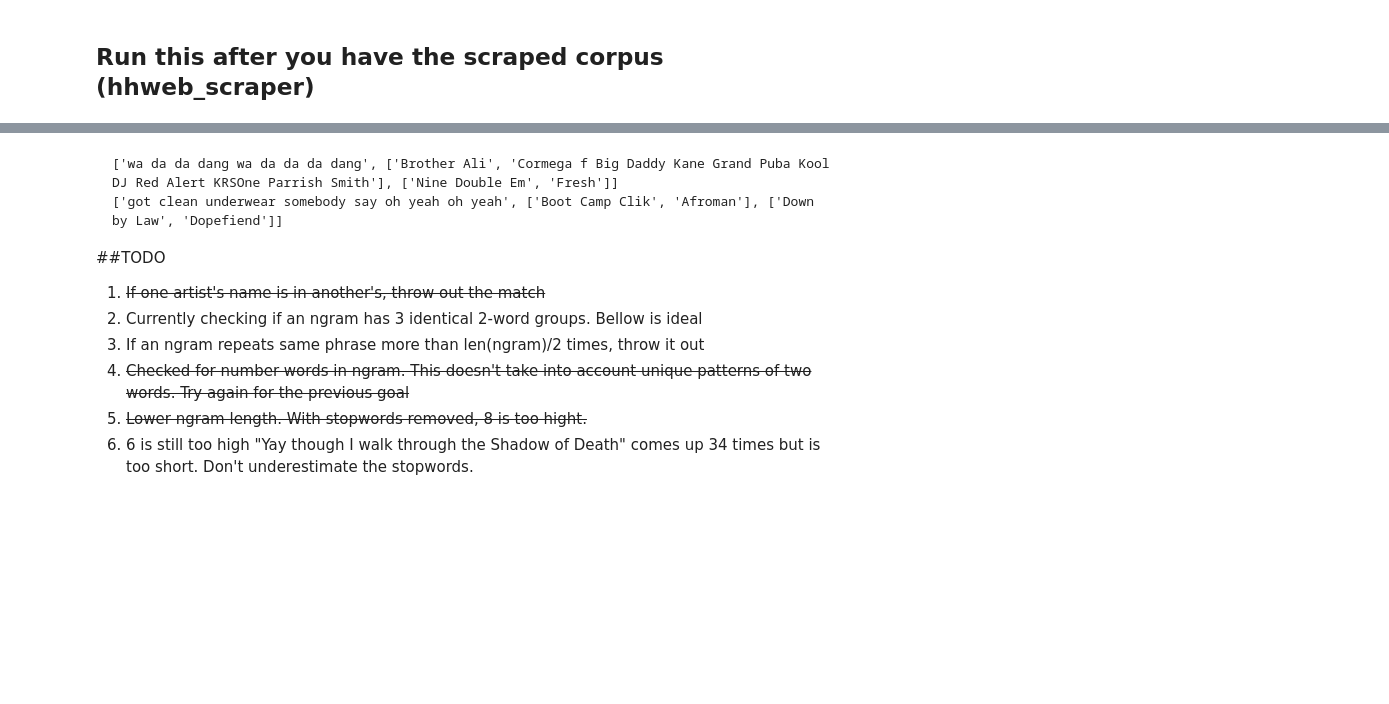
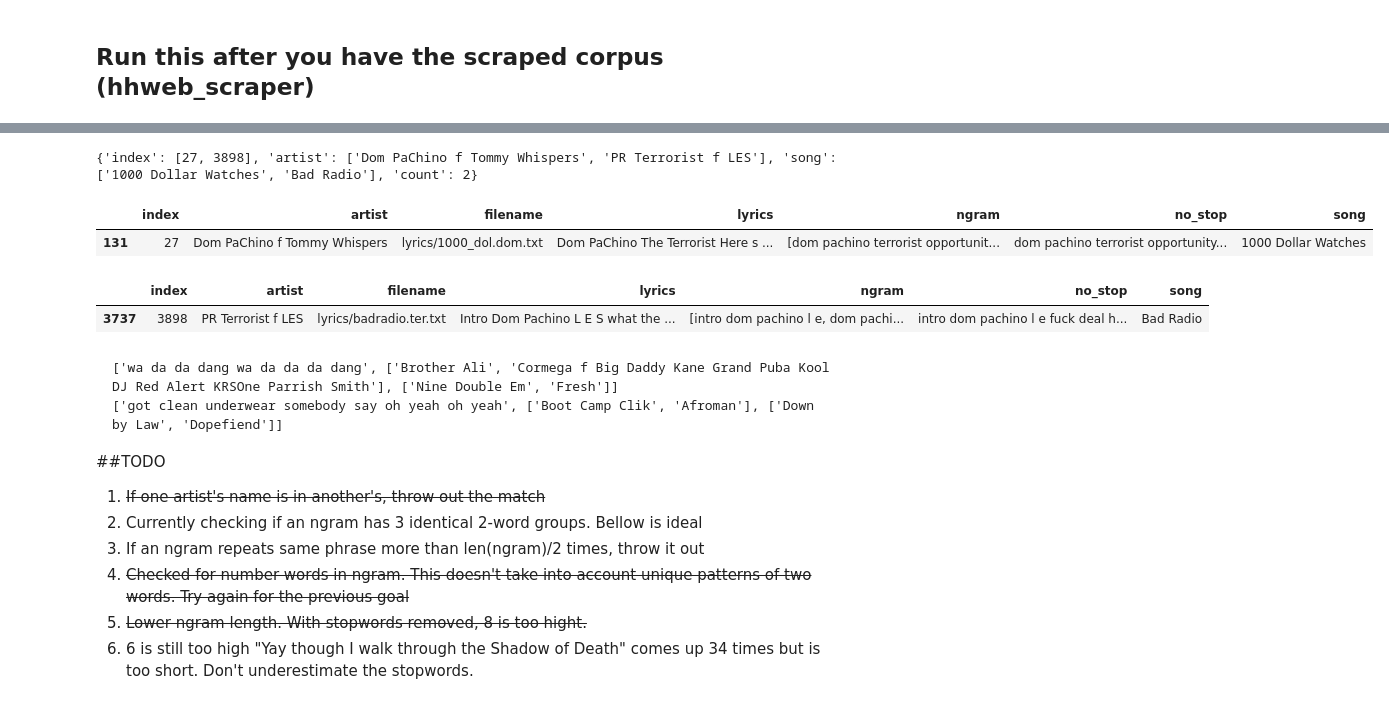
Before and after one commit to nlipsyc/hiphop_web, a Jupyter notebook: hhweb.ipynb, the cells around one changed output, grey strips where cells are left out. Cells and saved outputs as stored; diff of their text form; code cells hidden in the pictures; blank space fills up the shorter version.

```diff
--- a/hhweb.ipynb
+++ b/hhweb.ipynb
@@ -155,7 +196,7 @@ df_data = pickle.load(open('./processed_songs.pickle', 'rb'))
 master_list = dict()
 
 def how_similar(a, b):
-    return SequenceMatcher(None, a, b).ratio()
+    return SequenceMatcher(None, a, b).quick_ratio()
 
 song_count = len(df_data['ngram'])
 for i, song in enumerate(df_data['ngram']): # loop through each song
@@ -165,7 +206,7 @@ for i, song in enumerate(df_data['ngram']): # loop through each song
     unique_list = dict() # We hold things here for now to avoid comparing a song to itself (repeating chorus, etc.)
     for j, n in enumerate(song): # Loop through each ngram
         if n not in master_list: # Any repeated ngrams _within_ the song will overwrite the previous one.  This is OK.
-            unique_list[n] = {'index':i, 'artist': [df_data['artist'][i]], 'song': [df_data['song'][i]], 'no_stop': df_data['no_stop'][i], 'ngram':n, 'count':1}
+            unique_list[n] = {'index':[i], 'artist': [df_data['artist'][i]], 'song': [df_data['song'][i]], 'count':1}
         else:
             # Increment the count, append the artist and song to the original
             # This approach seems redundant, but I'm not sure how to access the the dict that triggered the else
@@ -175,11 +216,12 @@ for i, song in enumerate(df_data['ngram']): # loop through each song
             #This a colision. But is it relevant?
             for k, song in enumerate(master_list[n]['song']):
                 # The last song we saw with this ngram
-                saved_no_stop = master_list[n]['no_stop'][-1]
+#                 saved_no_stop = master_list[n]['no_stop'][-1]
                 saved_title = master_list[n]['song'][-1]
                 saved_artist = master_list[n]['artist'][-1]
-                # TODO do this for the entire song text.  Slow, but we'll see. Maybe use quick sequence matcher?
-                no_stop_similarity = how_similar(df_data['no_stop'][i], saved_no_stop)
+##                 I have a hunch this was slowing things down a lot without a big payoff.  If you decide to use, make sure it's quick_ratio
+##                 TODO do this for the entire song text.  Slow, but we'll see. Maybe use quick sequence matcher?
+#                 no_stop_similarity = how_similar(df_data['no_stop'][i], saved_no_stop)
                 title_similarity = how_similar(df_data['song'][i], saved_title)
                 artist_similarity = how_similar(df_data['artist'][i], saved_artist)
 
@@ -191,7 +233,7 @@ for i, song in enumerate(df_data['ngram']): # loop through each song
                     # Is the match a repeating (pair of) words? This works better with an even number of ngrams.
                     # This filters 'oooh ahhh's and 'la la la la's
                       not (split[0:1] == split[2:3]) and
-                      no_stop_similarity < 0.5 and
+#                       no_stop_similarity < 0.5 and
                       title_similarity < 0.5 and
                       artist_similarity < 0.5
                     ):
@@ -199,15 +241,15 @@ for i, song in enumerate(df_data['ngram']): # loop through each song
                     collision_list[n] = master_list[n]
                     collision_list[n]['artist'].append(df_data['artist'][i])
                     collision_list[n]['song'].append(df_data['song'][i])
-                    collision_list[n]['index'].append(df_data['index'[i]])
+                    collision_list[n]['index'].append(i)
                     collision_list[n]['count'] += 1
                     found_collision = True
                     break; # For now we will just record that there is a connection, not all of the connections
 #                 else:
 #                     print('Our filter kicked this out! Not saved! Similarity was ', song_similarity)
 
-    if collision_list:
-         print('Collision(s) found: ', collision_list.keys())
+#     if collision_list:
+#          print('Collision(s) found: ', collision_list.keys())
     # We have extracted all of the new ngrams, merge it into the master list
     master_list = {**master_list, **unique_list, **collision_list}
 
@@ -217,5 +277,5 @@ pickle.dump(master_list, open('./matches/matches_list.pickle', 'wb'))
 # %%
-master_list = matches_list = pickle.load(open('./matches/matches_list.pickle', 'rb'))
+master_list = matches_list = pickle.load(open('./matches/matches_list_2.pickle', 'rb'))
 # %%
 how_similar('1 2 Step Remix Fingazz Version', '1 2 Step')
 # %%
@@ -224,0 +303,15 @@ for o in matches:
+# %%
+# Basic formating before we throw it at the website
+matches_dict = {k:v for k,v in master_list.items() if 1 < len(v['artist']) < 15}
+# %%
+# Working!
+print(matches_dict['brain tissue poison lead global'])
+
+display(lydf[lydf['index'] == 27])
+display(lydf[lydf['index'] == 3898])
+# %% [output]
+{'index': [27, 3898], 'artist': ['Dom PaChino f Tommy Whispers', 'PR Terrorist f LES'], 'song': ['1000 Dollar Watches', 'Bad Radio'], 'count': 2}
+|  | index | artist | filename | lyrics | ngram | no_stop | song |
+| 131 | 27 | Dom PaChino f Tommy Whispers | lyrics/1000_dol.dom.txt | Dom PaChino The Terrorist Here s ... | [dom pachino terrorist opportunit... | dom pachino terrorist opportunity... | 1000 Dollar Watches |
+|  | index | artist | filename | lyrics | ngram | no_stop | song |
+| 3737 | 3898 | PR Terrorist f LES | lyrics/badradio.ter.txt | Intro Dom Pachino L E S what the ... | [intro dom pachino l e, dom pachi... | intro dom pachino l e fuck deal h... | Bad Radio |
```
Also changed, not shown: parts of 9 cells of this notebook.
